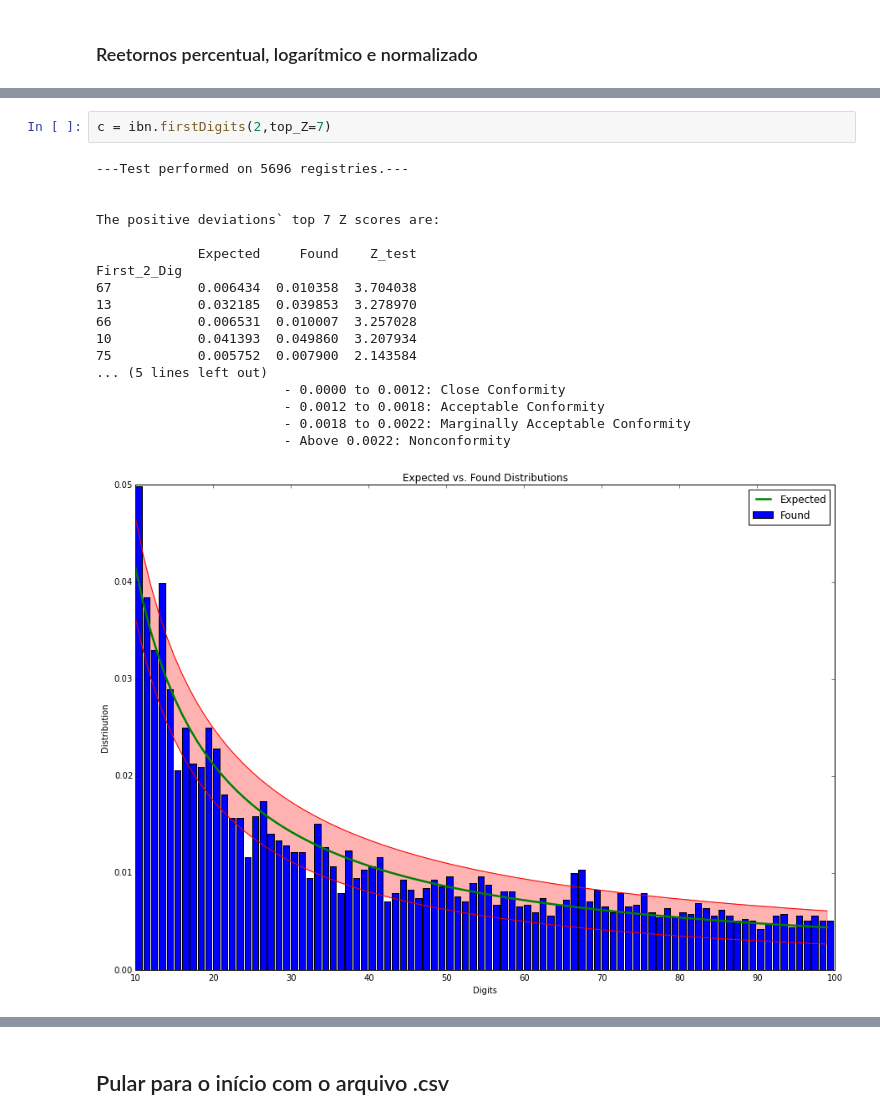
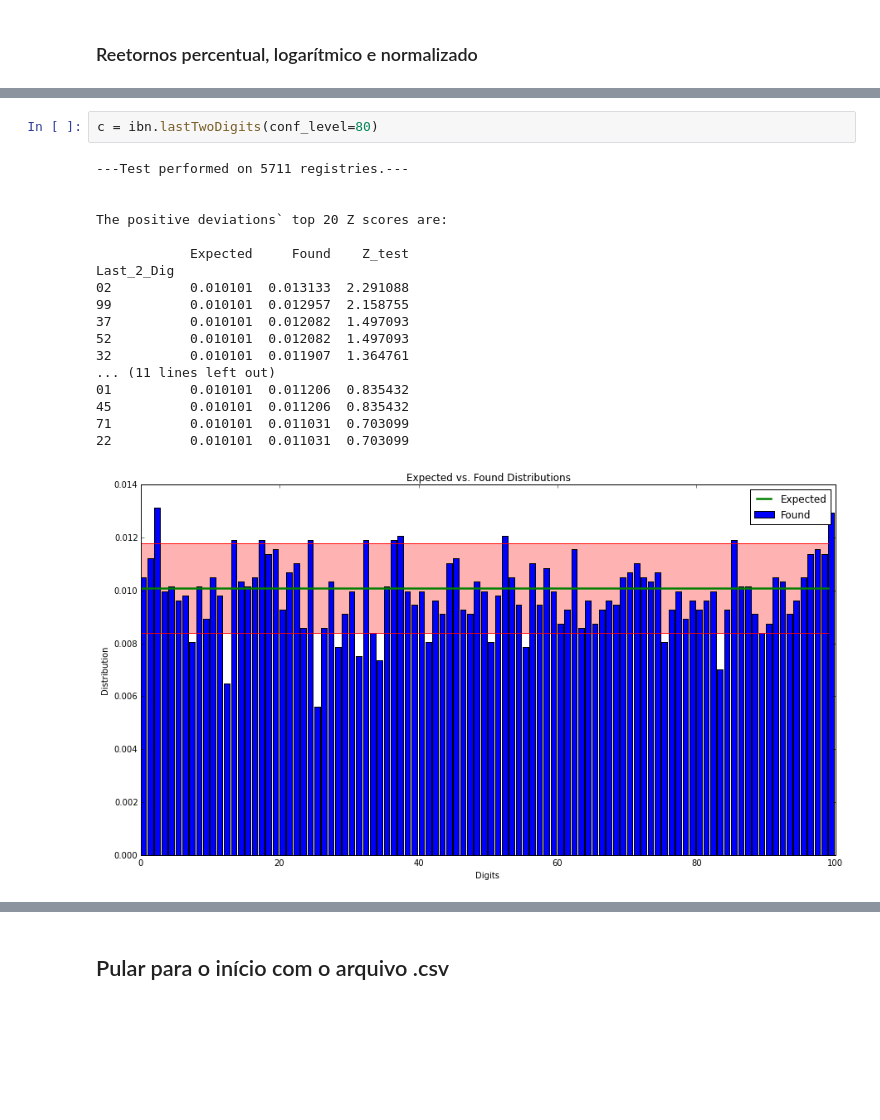
Before and after one commit to milcent/benford_py, a Jupyter notebook: Ben_OOP.ipynb, the cells around one changed output, grey strips where cells are left out. Drawn from its saved outputs; the diff is of its cells as text; blank space fills up the shorter version.

```diff
--- a/Ben_OOP.ipynb
+++ b/Ben_OOP.ipynb
@@ -95,21 +80,21 @@ ibn.tail()
-# %%
-c = ibn.firstDigits(2,top_Z=7)
-# %% [output]
----Test performed on 5696 registries.---
-
-
-The positive deviations` top 7 Z scores are:
-
-             Expected     Found    Z_test
-First_2_Dig
-67           0.006434  0.010358  3.704038
-13           0.032185  0.039853  3.278970
-66           0.006531  0.010007  3.257028
-10           0.041393  0.049860  3.207934
-75           0.005752  0.007900  2.143584
-... (5 lines left out)
-                        - 0.0000 to 0.0012: Close Conformity
-                        - 0.0012 to 0.0018: Acceptable Conformity
-                        - 0.0018 to 0.0022: Marginally Acceptable Conformity
-                        - Above 0.0022: Nonconformity
-[figure, removed]
+# %%
+c = ibn.lastTwoDigits(conf_level=80)
+# %% [output]
+---Test performed on 5711 registries.---
+
+
+The positive deviations` top 20 Z scores are:
+
+            Expected     Found    Z_test
+Last_2_Dig
+02          0.010101  0.013133  2.291088
+99          0.010101  0.012957  2.158755
+37          0.010101  0.012082  1.497093
+52          0.010101  0.012082  1.497093
+32          0.010101  0.011907  1.364761
+... (11 lines left out)
+01          0.010101  0.011206  0.835432
+45          0.010101  0.011206  0.835432
+71          0.010101  0.011031  0.703099
+22          0.010101  0.011031  0.703099
+[figure, added]
```
Also changed, not shown: parts of 24 cells of this notebook, 2 other files.
